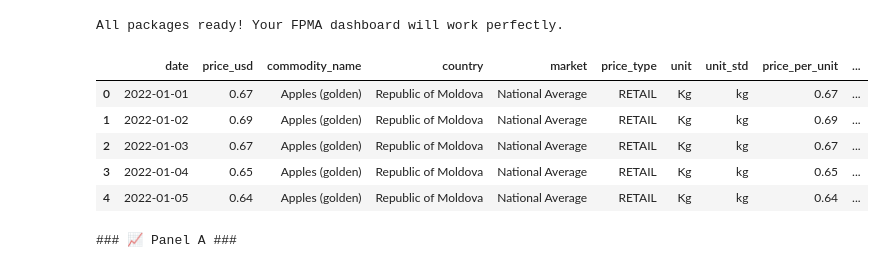
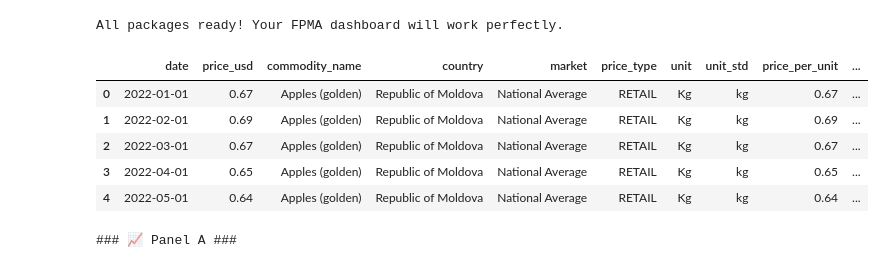
Before and after one commit to tezamo/FPMA, a Jupyter notebook: notebooks/StandardizedDataAnalysis.ipynb, the cells around one changed output. Saved outputs shown, nothing was run; the diff lists cells and outputs as text; code cells hidden in the pictures.

```diff
--- a/notebooks/StandardizedDataAnalysis.ipynb
+++ b/notebooks/StandardizedDataAnalysis.ipynb
@@ -29,21 +29,18 @@ All packages ready! Your FPMA dashboard will work perfectly.
 # %%
 import pandas as pd
 
 csv_url = "https://raw.githubusercontent.com/tezamo/FPMA/main/standardized_data/standardized.csv"
 
-df = pd.read_csv(csv_url)
+df = pd.read_csv(csv_url, parse_dates=["date"], dayfirst=True)
 
-df["date"] = pd.to_datetime(df["date"])
-
-# Display the first rows
 df.head()
 # %% [output]
 |  | date | price_usd | commodity_name | country | market | price_type | unit | unit_std | price_per_unit | ... |
 | 0 | 2022-01-01 | 0.67 | Apples (golden) | Republic of Moldova | National Average | RETAIL | Kg | kg | 0.67 | ... |
-| 1 | 2022-01-02 | 0.69 | Apples (golden) | Republic of Moldova | National Average | RETAIL | Kg | kg | 0.69 | ... |
-| 2 | 2022-01-03 | 0.67 | Apples (golden) | Republic of Moldova | National Average | RETAIL | Kg | kg | 0.67 | ... |
-| 3 | 2022-01-04 | 0.65 | Apples (golden) | Republic of Moldova | National Average | RETAIL | Kg | kg | 0.65 | ... |
-| 4 | 2022-01-05 | 0.64 | Apples (golden) | Republic of Moldova | National Average | RETAIL | Kg | kg | 0.64 | ... |
+| 1 | 2022-02-01 | 0.69 | Apples (golden) | Republic of Moldova | National Average | RETAIL | Kg | kg | 0.69 | ... |
+| 2 | 2022-03-01 | 0.67 | Apples (golden) | Republic of Moldova | National Average | RETAIL | Kg | kg | 0.67 | ... |
+| 3 | 2022-04-01 | 0.65 | Apples (golden) | Republic of Moldova | National Average | RETAIL | Kg | kg | 0.65 | ... |
+| 4 | 2022-05-01 | 0.64 | Apples (golden) | Republic of Moldova | National Average | RETAIL | Kg | kg | 0.64 | ... |
 # %%
 
 #==========================================
```
Also changed, not shown: 3 other files.
